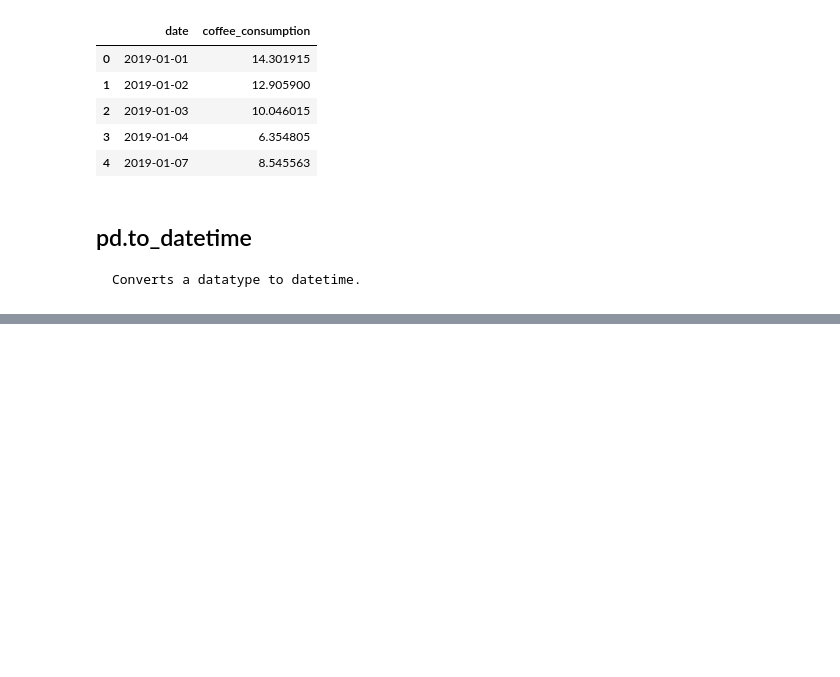
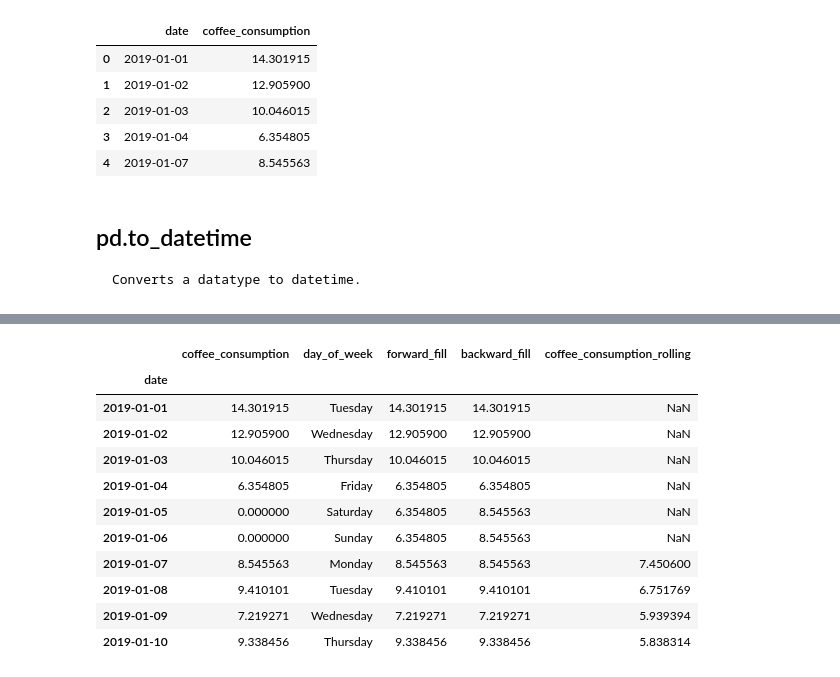
Before and after one commit to MagdalenaRahn/time-series-exercises, a Jupyter notebook: time-series-working-with-lesson-07FEB2023.ipynb, the cells around one changed output, grey strips where cells are left out. Cells and saved outputs as stored; diff of their text form; code cells hidden in the pictures; blank space fills up the shorter version.

```diff
--- a/time-series-working-with-lesson-07FEB2023.ipynb
+++ b/time-series-working-with-lesson-07FEB2023.ipynb
@@ -37,0 +283,21 @@ None
+# %%
+fill_df['coffee_consumption_rolling'] = fill_df['coffee_consumption'].rolling(7).mean()
+
+# (how far to roll)
+# rolling mean of 7 days
+# gives NaN, bc there are no 7-previous-days for the first 6 days
+
+fill_df.head(10)
+# %% [output]
+|  | coffee_consumption | day_of_week | forward_fill | backward_fill | coffee_consumption_rolling |
+| date |  |  |  |  |  |
+| 2019-01-01 | 14.301915 | Tuesday | 14.301915 | 14.301915 | NaN |
+| 2019-01-02 | 12.905900 | Wednesday | 12.905900 | 12.905900 | NaN |
+| 2019-01-03 | 10.046015 | Thursday | 10.046015 | 10.046015 | NaN |
+| 2019-01-04 | 6.354805 | Friday | 6.354805 | 6.354805 | NaN |
+| 2019-01-05 | 0.000000 | Saturday | 6.354805 | 8.545563 | NaN |
+| 2019-01-06 | 0.000000 | Sunday | 6.354805 | 8.545563 | NaN |
+| 2019-01-07 | 8.545563 | Monday | 8.545563 | 8.545563 | 7.450600 |
+| 2019-01-08 | 9.410101 | Tuesday | 9.410101 | 9.410101 | 6.751769 |
+| 2019-01-09 | 7.219271 | Wednesday | 7.219271 | 7.219271 | 5.939394 |
+| 2019-01-10 | 9.338456 | Thursday | 9.338456 | 9.338456 | 5.838314 |
```
Also changed, not shown: parts of 31 cells of this notebook, 1 other file.
